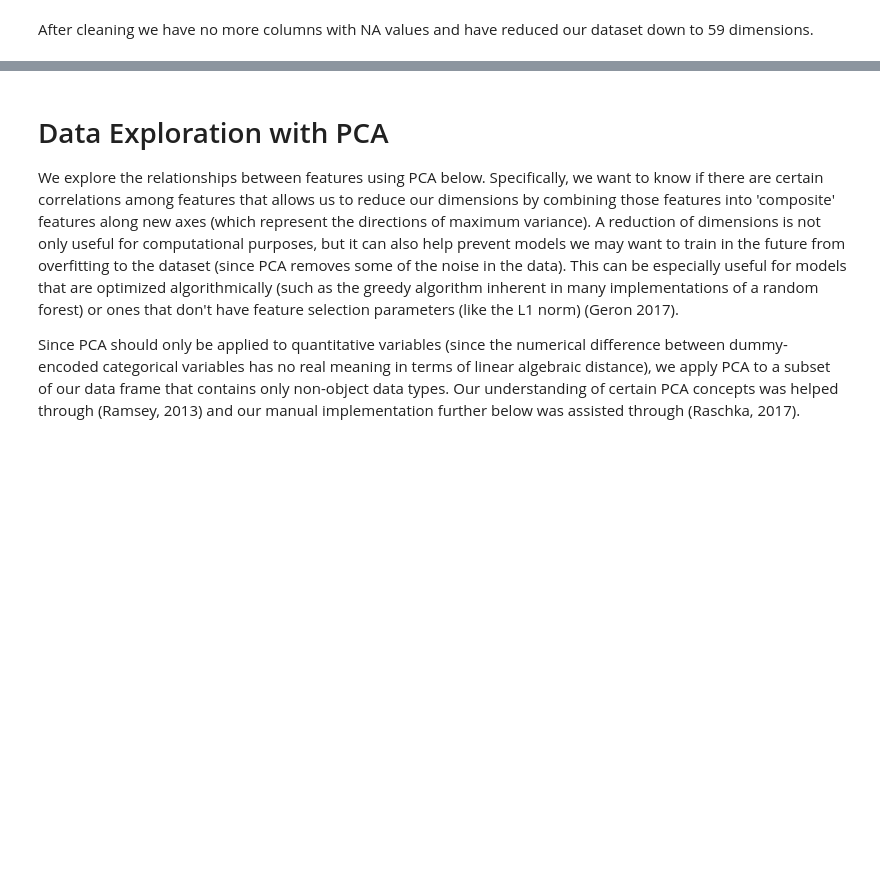
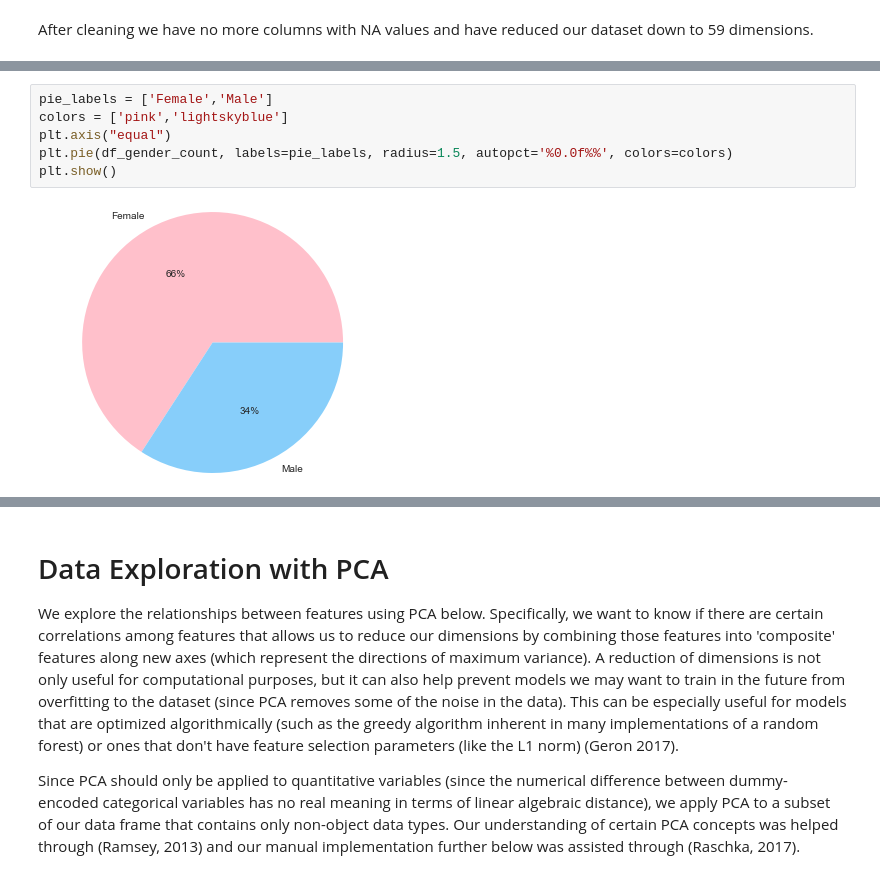
Before and after one commit to mihir787/data_mining_project1, a Jupyter notebook: cleaning_test_data.ipynb, the cells around one changed output, grey strips where cells are left out. Saved outputs shown, nothing was run; the diff lists cells and outputs as text; blank space fills up the shorter version.

```diff
--- a/cleaning_test_data.ipynb
+++ b/cleaning_test_data.ipynb
@@ -365,0 +317,8 @@ After cleaning we have no more columns with NA values and have reduced our datas
+# %%
+pie_labels = ['Female','Male']
+colors = ['pink','lightskyblue']
+plt.axis("equal")
+plt.pie(df_gender_count, labels=pie_labels, radius=1.5, autopct='%0.0f%%', colors=colors)
+plt.show()
+# %% [output]
+[figure, added]
```
Also changed, not shown: parts of 70 cells of this notebook.
